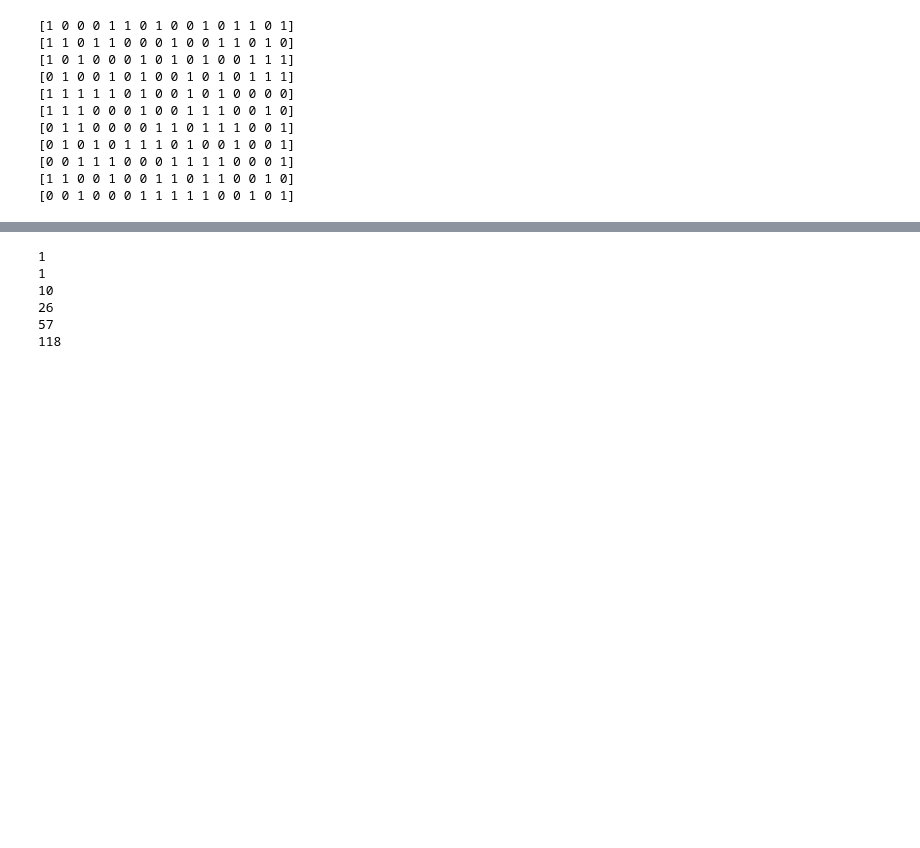
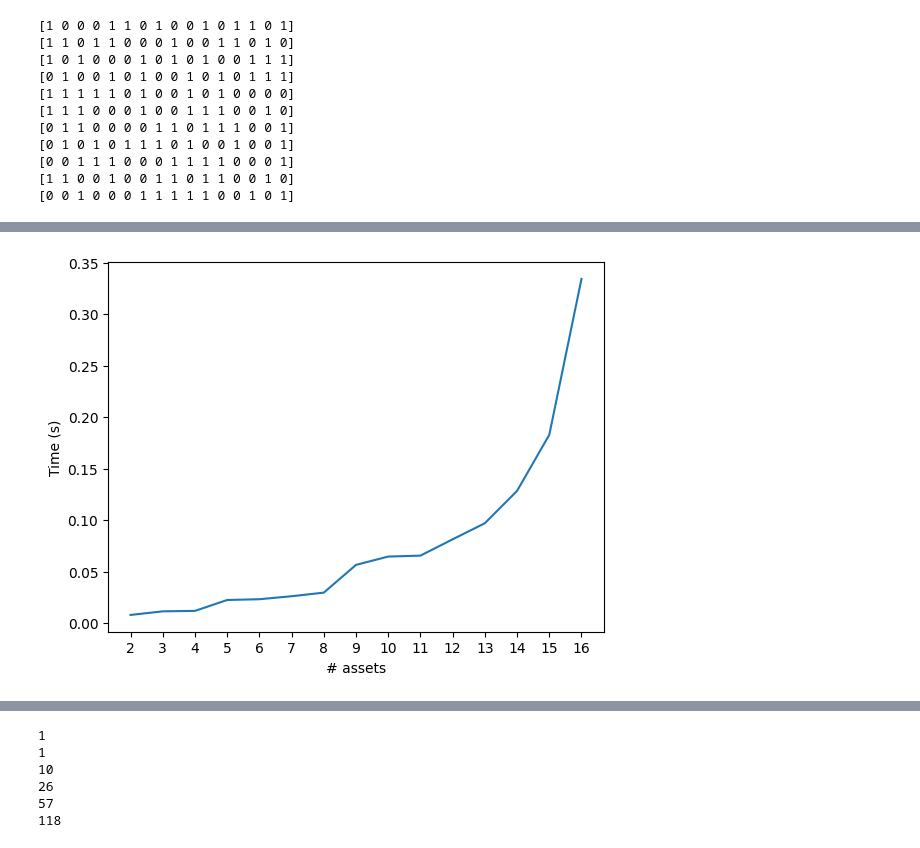
Before and after one commit to tulliavu/QPO, a Jupyter notebook: proposed.ipynb, the cells around one changed output, grey strips where cells are left out. Drawn from its saved outputs; the diff is of its cells as text; code cells hidden in the pictures; blank space fills up the shorter version.

```diff
--- a/proposed.ipynb
+++ b/proposed.ipynb
@@ -143,0 +116,24 @@ plot_histogram(counts)
+# %%
+import qiskit
+import numpy as np, pandas as pd
+%load_ext autoreload
+%autoreload 2
+import data, po, model, ast, csv
+import time
+times = []
+timesx = []
+for num_assets in range(2,17):
+    times = []
+    file_name = f'./result/result_{num_assets}.csv'
+    result = pd.read_csv(file_name)
+    for i in range(0, 10):
+        asset_list = (result['assets'][i])
+        array_string = asset_list.replace("[", "").replace("]", "").replace("'", "")
+        asset_list = array_string.split()
+        mu, sigma, _ = data.get_mu_sigma_specific('asset.csv', asset_list)
+        begin = time.time()
+        numpy_result, qpo_result = (model.qpo(mu, sigma))
+        end = time.time()
+        times.append(end-begin)
+    timesx.append(np.mean(times))
+    print(f"Num assets {num_assets}: ", np.mean(times))
@@ -143,0 +158,10 @@ plot_histogram(counts)
+# %%
+import matplotlib.pyplot as plt
+
+plt.xticks(range(2,17))
+plt.plot(range(2,17),timesx)
+plt.ylabel('Time (s)')
+plt.xlabel('# assets')
+plt.show()
+# %% [output]
+[figure, added]
```
Also changed, not shown: parts of 3 cells of this notebook, 2 other files.
